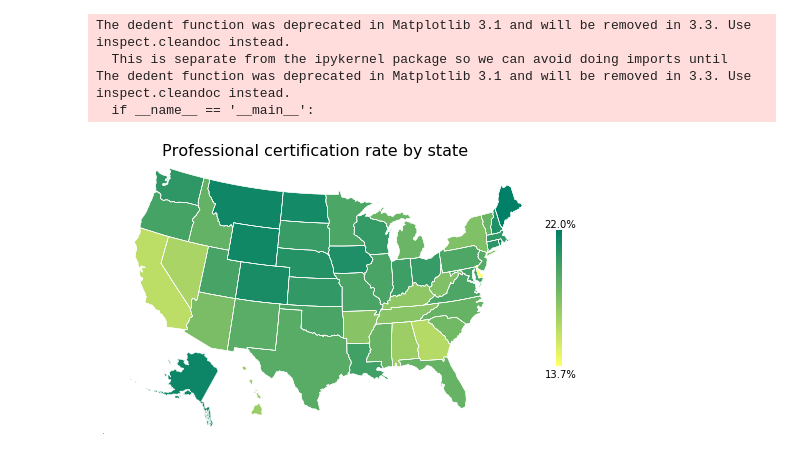
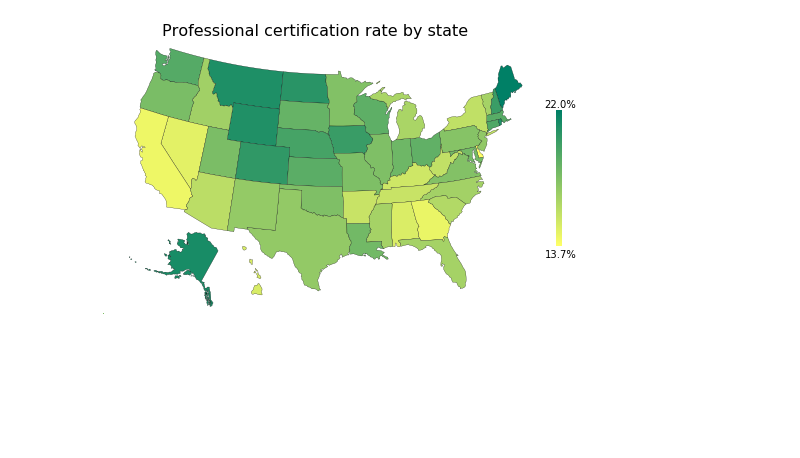
Before and after one commit to bdecon/econ_data, a Jupyter notebook: micro/CPS_PECERT_Mapper.ipynb, the cells around one changed output. Drawn from its saved outputs; the diff is of its cells as text; code cells hidden in the pictures; blank space fills up the shorter version.

```diff
--- a/micro/CPS_PECERT_Mapper.ipynb
+++ b/micro/CPS_PECERT_Mapper.ipynb
@@ -52,42 +46,40 @@ for state, val in s.to_dict().items():
+# %%
+# Map values to colors
+cm = plt.cm.summer_r
+norm = mpl.colors.Normalize(vmin=s.min(), vmax=s.max())
 # %%
 # Create map
 m = Basemap(llcrnrlon=-121, llcrnrlat=20, urcrnrlon=-64, urcrnrlat=49,
             projection='lcc', lat_1=33, lat_2=45, lon_0=-95)
 
 fig = plt.figure(figsize=(10, 5))
 
-# Read the shapefile contained in the same folder (and the two related files)
-m.readshapefile('shapefiles/states', 'states',
-                drawbounds=True, color='#ffffff')
+m.fillcontinents(color='white', lake_color='white')
+m.readshapefile('shapefiles/states', 'states', drawbounds=False)
+
 ax = plt.gca()
 ax.axis('off')
 
 for info, shape in zip(m.states_info, m.states):
-    if info['STATE_NAME'] in ['Alaska', 'Hawaii']:
-        # Only include the 8 main islands of Hawaii
-        if info['STATE_NAME'] == 'Hawaii':
-            shape = [(i[0] + 5200000, i[1] - 1400000) for i in shape]
-        # Alaska is large. Rescale it.
-        elif info['STATE_NAME'] == 'Alaska':
-            shape = [(i[0]*0.35 + 1100000, i[1]*0.35 -1300000) for i in shape]
-    poly = Polygon(shape, facecolor=state_colors[info['STATE_NAME']],
-                    edgecolor='#ffffff', linewidth=.5)
-    ax.add_patch(poly)
+
+    # Move and resize Hawaii and Alaska
+    if info['STATE_NAME'] == 'Hawaii':
+        shape = [(i[0] + 5200000, i[1] - 1400000) for i in shape]
+    elif info['STATE_NAME'] == 'Alaska':
+        shape = [(i[0]*0.35 + 1100000, i[1]*0.35 -1300000) for i in shape]
+    fc = cm(norm(s[info['STATE_NAME']]))
+    ax.add_patch(Polygon(shape, fc=fc, ec='black', linewidth=0.25))
 
 
 plt.title('Professional certification rate by state', fontsize=16)
 gradient = np.linspace(0, 1, 256)
 gradient = np.vstack((gradient, gradient))
 imshow = plt.imshow(gradient, cmap=plt.get_cmap('summer_r'))
 cb = fig.colorbar(imshow, shrink=0.5)
 cb.outline.set_visible(False)
 cb.set_ticks([])
 plt.text(5250000, 2450000, f'{round(s.max(), 1)}%')
 plt.text(5250000, 660000, f'{round(s.min(), 1)}%')
 plt.show()
 # %% [output]
-The dedent function was deprecated in Matplotlib 3.1 and will be removed in 3.3. Use inspect.cleandoc instead.
-  This is separate from the ipykernel package so we can avoid doing imports until
-The dedent function was deprecated in Matplotlib 3.1 and will be removed in 3.3. Use inspect.cleandoc instead.
-  if __name__ == '__main__':
-[figure, old version]
+[figure, new version]
```
Also changed, not shown: parts of 3 cells of this notebook, 1 other file.
